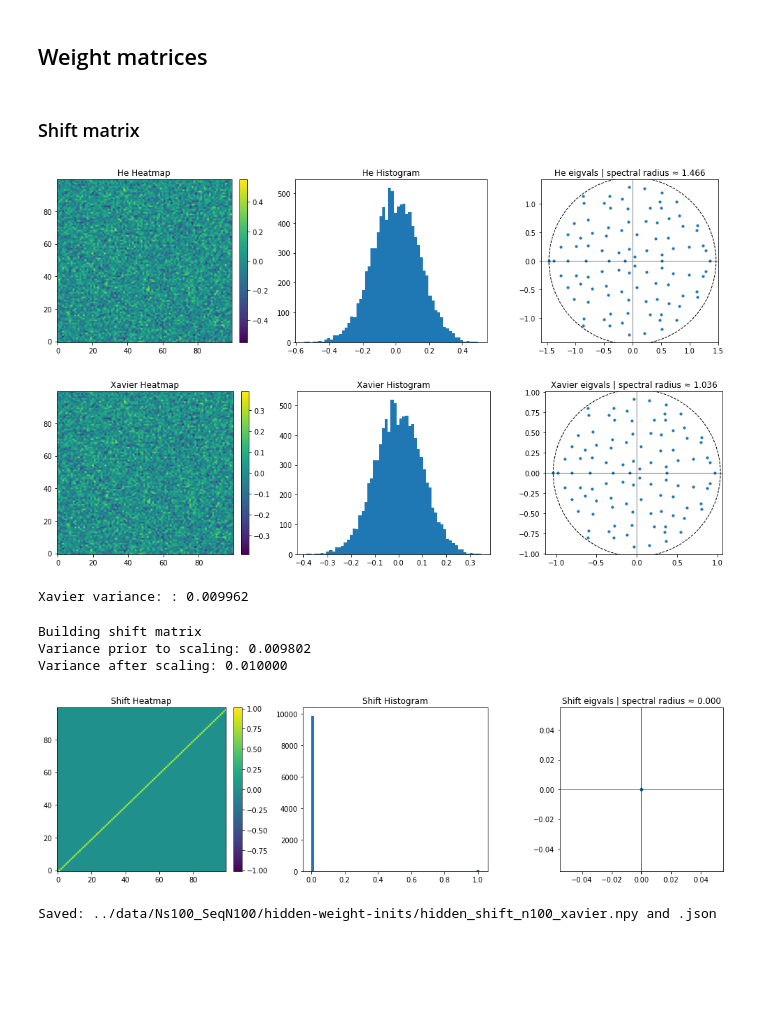
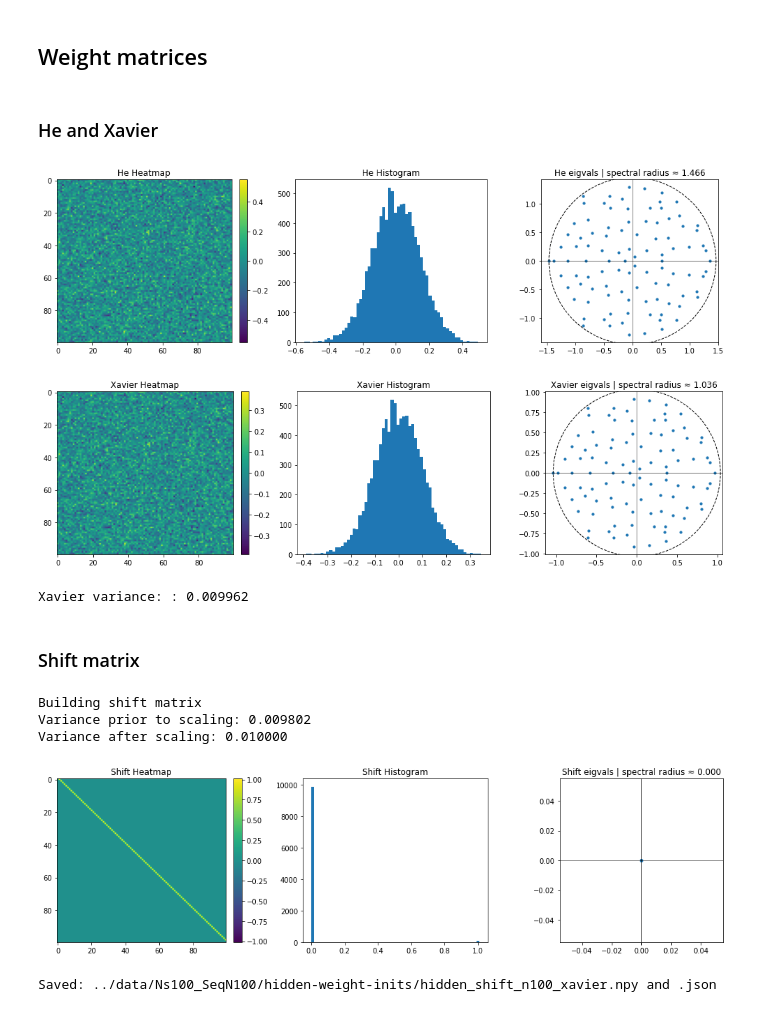
Before and after one commit to margotwagner/HCPrediction, a Jupyter notebook: notebooks/hidden-weight-builder.ipynb, the cells around one changed output. Saved outputs shown, nothing was run; the diff lists cells and outputs as text; code cells hidden in the pictures; blank space fills up the shorter version.

```diff
--- a/notebooks/hidden-weight-builder.ipynb
+++ b/notebooks/hidden-weight-builder.ipynb
@@ -65,7 +65,7 @@ def plot_weight_all(W, title="Weights", symmetric=True, bins=60):
     im = axes[0].imshow(
         W,
         aspect="auto",
-        origin="lower",
+        origin="upper",
         vmin=(-vlim if symmetric else None),
         vmax=(vlim if symmetric else None),
     )
@@ -108,7 +108,7 @@ def save_matrix(W, save_dir, name, meta=None):
 # %% [markdown]
 ## Weight matrices
 # %% [markdown]
-### Shift matrix
+### He and Xavier
 # %%
 def build_he(
     n_in, n_out, nonlinearity="relu", mode="fan_in", dist="normal", a=0.0, seed=None
@@ -147,7 +147,7 @@ W_he = build_he(
 )
 plot_weight_all(W_he, title="He")
 # %% [output]
-[figure, old version]
+[figure, new version]
 # %%
 def build_xavier(n_in, n_out, gain=1.0, seed=None):
     """Xavier/Glorot normal."""
@@ -158,12 +158,15 @@ def build_xavier(n_in, n_out, gain=1.0, seed=None):
     var = ((W - mean) ** 2).mean()
     return W, mean, var
 # %%
+n = 100
 W_xavier, mean_xavier, var_xavier = build_xavier(n_in=n, n_out=n, seed=0)
 plot_weight_all(W_xavier, title="Xavier")
 print(f"Xavier variance: : {var_xavier:.6f}")
 # %% [output]
-[figure, old version]
+[figure, new version]
 Xavier variance: : 0.009962
+# %% [markdown]
+### Shift matrix
 # %%
 def build_shift(n, off=1.0, target_var=None, cyclic=False, verbose=None):
     """Upper shift (superdiagonal = off)."""
@@ -189,6 +192,7 @@ def build_shift(n, off=1.0, target_var=None, cyclic=False, verbose=None):
 
     return W
 # %%
+n = 100
 target_var = xavier_variance(n, n, gain=1)
 W_shift = build_shift(n, off=1.0, target_var=target_var, cyclic=False, verbose=True)
 plot_weight_all(W_shift, title="Shift")
@@ -208,6 +212,6 @@ save_matrix(
 Building shift matrix
 Variance prior to scaling: 0.009802
 Variance after scaling: 0.010000
-[figure, old version]
+[figure, new version]
 Saved: ../data/Ns100_SeqN100/hidden-weight-inits/hidden_shift_n100_xavier.npy and .json
 # %%
```
Also changed, not shown: parts of 31 cells of this notebook.
